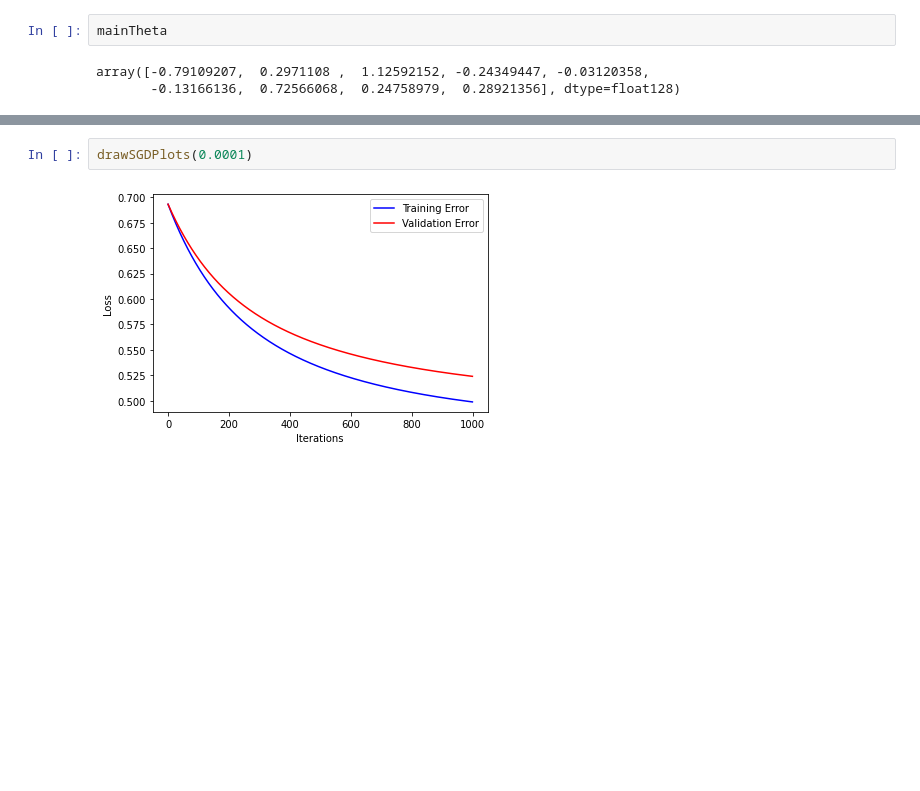
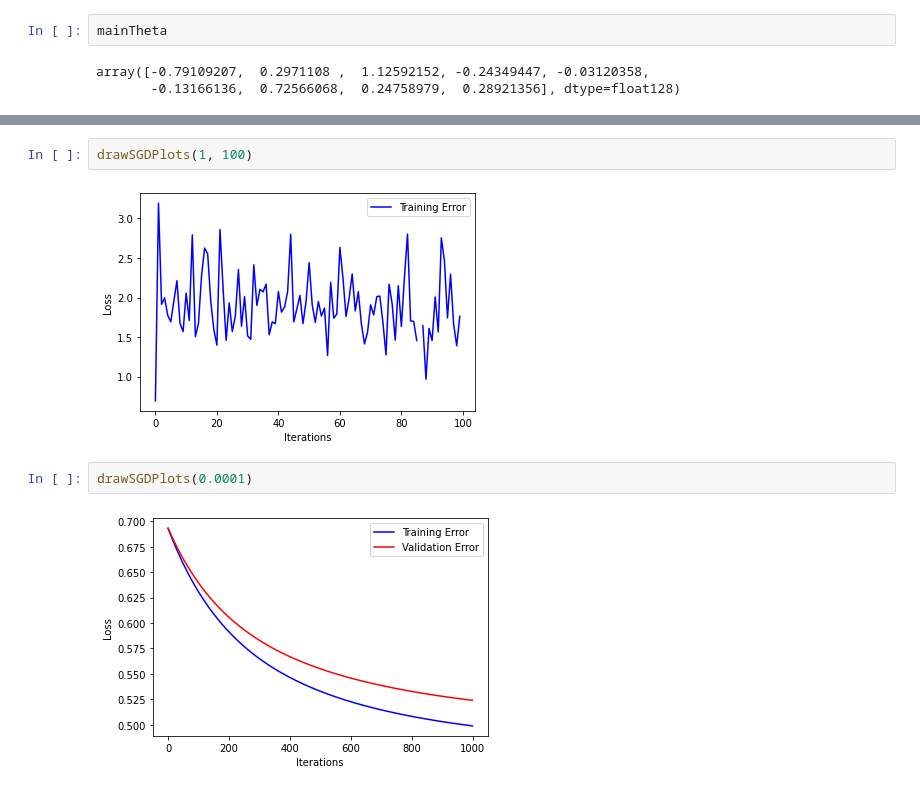
Before and after one commit to PritishWadhwa/ML-Assignments, a Jupyter notebook: Assignment1/Q2.ipynb, the cells around one changed output, grey strips where cells are left out. Drawn from its saved outputs; the diff is of its cells as text; blank space fills up the shorter version.

```diff
--- a/Assignment1/Q2.ipynb
+++ b/Assignment1/Q2.ipynb
@@ -264,3 +297,7 @@ drawSGDPlots(0.01)
+# %%
+drawSGDPlots(1, 100)
+# %% [output]
+[figure, added]
 # %%
 drawSGDPlots(0.0001)
 # %% [output]
```
Also changed, not shown: parts of 20 cells of this notebook, 5 other files.
